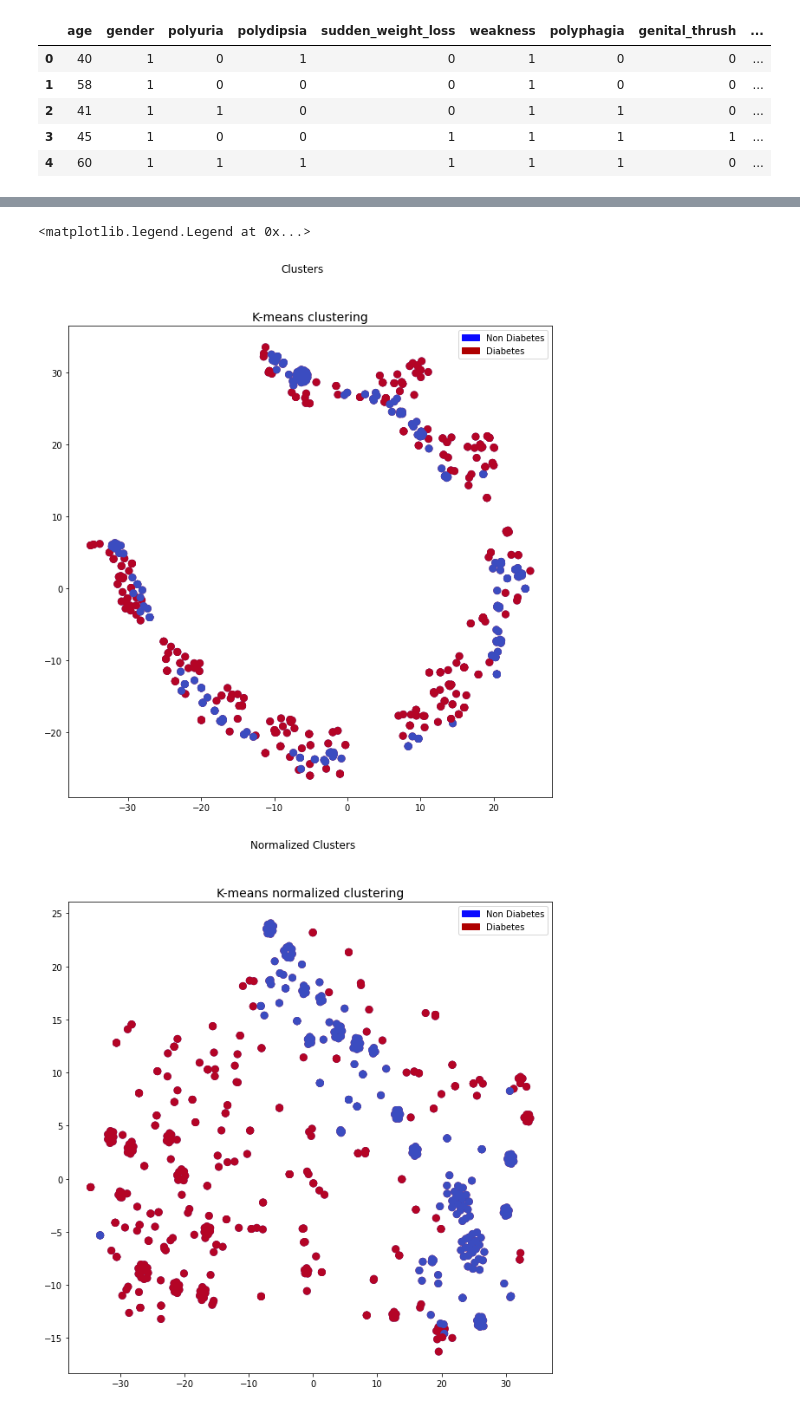
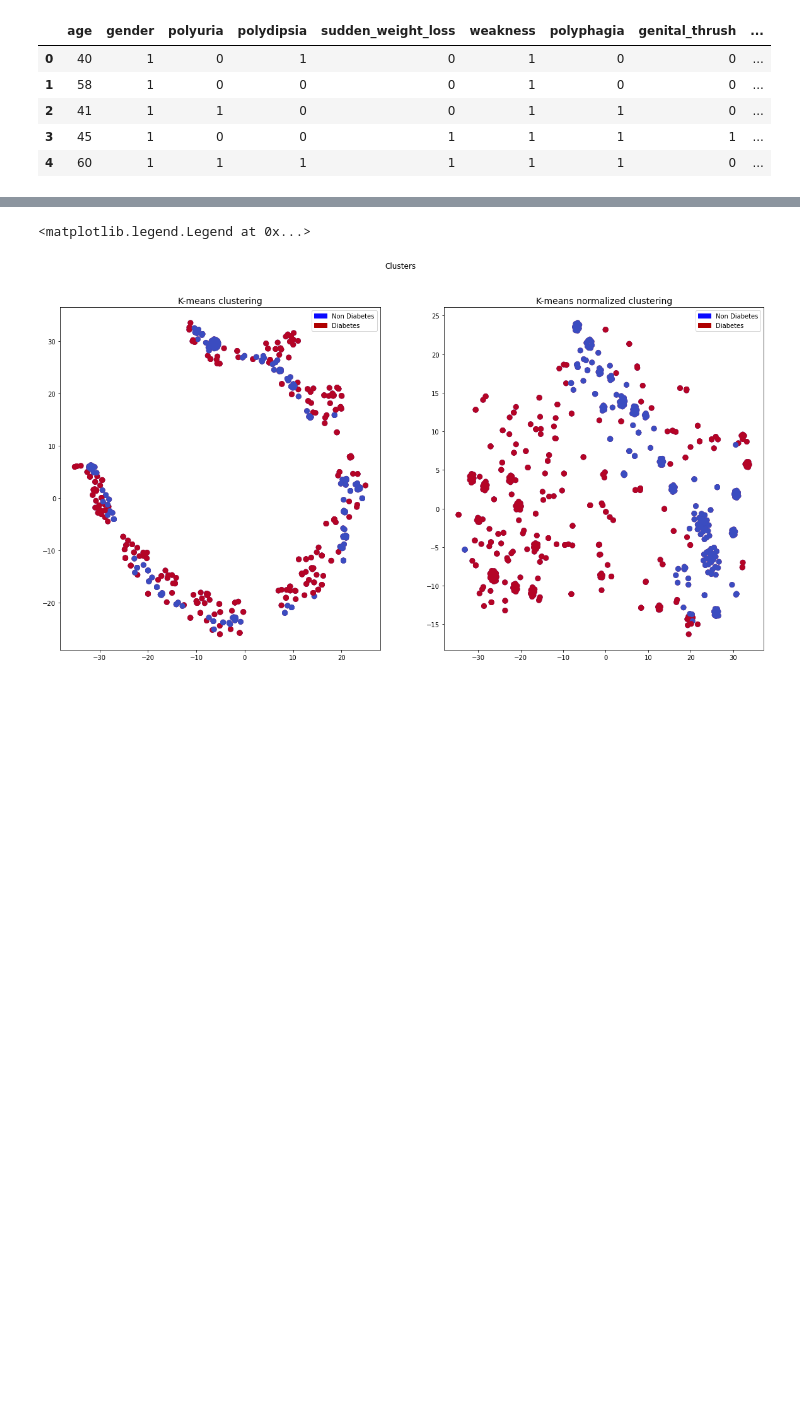
Before and after one commit to ugurcanerdogan/Clustering-and-Classification-with-Python, a Jupyter notebook: code/report.ipynb, the cells around one changed output, grey strips where cells are left out. Saved outputs shown, nothing was run; the diff lists cells and outputs as text; code cells hidden in the pictures; blank space fills up the shorter version.

```diff
--- a/code/report.ipynb
+++ b/code/report.ipynb
@@ -118,42 +126,34 @@ clustered_normalized_df.head()
 # %%
 from sklearn.manifold import TSNE
 import matplotlib.patches as mpatches
 
 reduced_X_tSNE = TSNE(n_components=2, random_state=0).fit_transform(X_clustered.values)
 reduced_X_tSNE_normalized = TSNE(n_components=2, random_state=0).fit_transform(X_clustered_normalized.values)
 
-f, (ax1) = plt.subplots(1, 1, figsize=(10, 10))
+f, (ax1,ax2) = plt.subplots(1, 2, figsize=(20, 10))
 f.suptitle("Clusters")
 
 #t-SNE scatter plot
 ax1.scatter(reduced_X_tSNE[:, 0], reduced_X_tSNE[:, 1], c=(y_clustered == 0), cmap="coolwarm", label="Non Diabetes",
             linewidths=3)
 ax1.scatter(reduced_X_tSNE[:, 0], reduced_X_tSNE[:, 1], c=(y_clustered == 1), cmap="coolwarm", label="Diabetes",
             linewidths=3)
 ax1.set_title("K-means clustering", fontsize=14)
 ax1.grid(False)
 
-blue_legend = mpatches.Patch(color="#0A0AFF", label="Non Diabetes")
-red_legend = mpatches.Patch(color="#AF0000", label="Diabetes")
-ax1.legend(handles=[blue_legend, red_legend])
-
-#
-
-f, (ax1) = plt.subplots(1, 1, figsize=(10, 10))
-f.suptitle("Normalized Clusters")
-
-#t-SNE scatter plot
-ax1.scatter(reduced_X_tSNE_normalized[:, 0], reduced_X_tSNE_normalized[:, 1], c=(y_clustered_normalized == 0),
-            cmap="coolwarm", label="Non Diabetes", linewidths=3)
-ax1.scatter(reduced_X_tSNE_normalized[:, 0], reduced_X_tSNE_normalized[:, 1], c=(y_clustered_normalized == 1),
-            cmap="coolwarm", label="Diabetes", linewidths=3)
-ax1.set_title("K-means normalized clustering", fontsize=14)
-ax1.grid(False)
+ax2.scatter(reduced_X_tSNE_normalized[:, 0], reduced_X_tSNE_normalized[:, 1], c=(y_clustered == 0), cmap="coolwarm", label="Non Diabetes",
+            linewidths=3)
+ax2.scatter(reduced_X_tSNE_normalized[:, 0], reduced_X_tSNE_normalized[:, 1], c=(y_clustered == 1), cmap="coolwarm", label="Diabetes",
+            linewidths=3)
+ax2.set_title("K-means normalized clustering", fontsize=14)
+ax2.grid(False)
 
 blue_legend = mpatches.Patch(color="#0A0AFF", label="Non Diabetes")
 red_legend = mpatches.Patch(color="#AF0000", label="Diabetes")
 ax1.legend(handles=[blue_legend, red_legend])
+ax2.legend(handles=[blue_legend, red_legend])
+
+#
 # %% [output]
 <matplotlib.legend.Legend at 0x...>
-[figure, old version]
+[figure, new version]
-[figure, removed]
```
Also changed, not shown: parts of 16 cells of this notebook, 4 other files.
